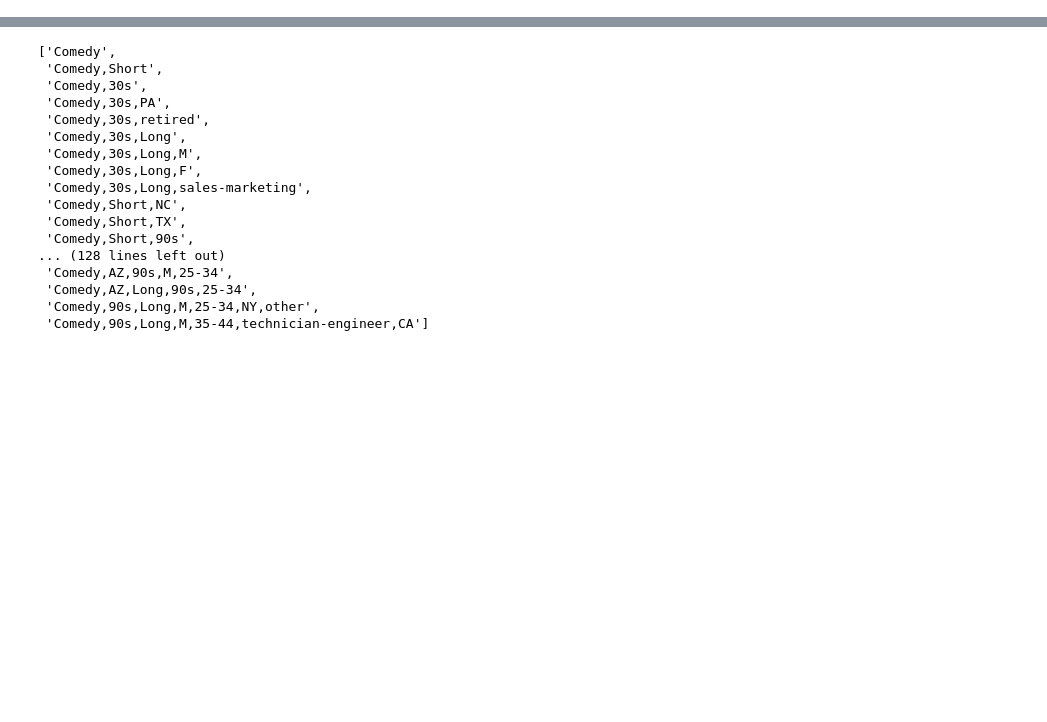
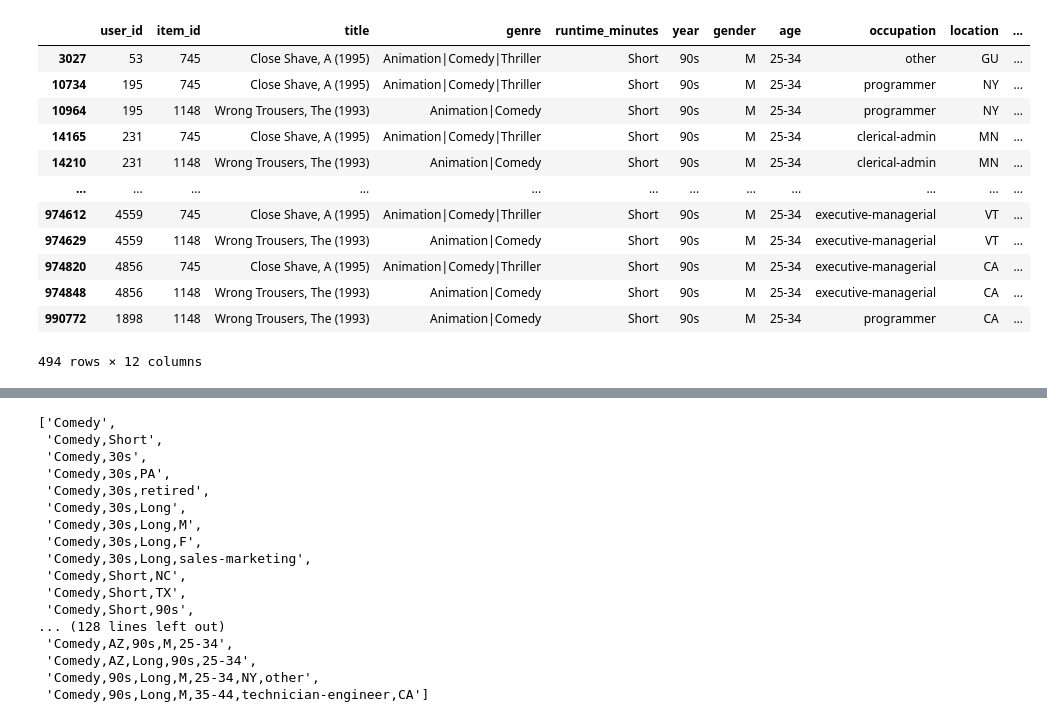
Before and after one commit to Vicente-Nejar-de-Almeida/hypothesis-driven-exploration, a Jupyter notebook: notebooks/visualization.ipynb, the cells around one changed output, grey strips where cells are left out. Saved outputs shown, nothing was run; the diff lists cells and outputs as text; code cells hidden in the pictures; blank space fills up the shorter version.

```diff
--- a/notebooks/visualization.ipynb
+++ b/notebooks/visualization.ipynb
@@ -82,0 +144,2 @@ fig.show()
+# %%
+movie_dataframe = pd.read_csv('../datasets/MovieLens/MovieLens.csv')
@@ -82,0 +204,16 @@ fig.show()
+# %%
+movie_dataframe[movie_dataframe.genre.str.contains('Comedy') & (movie_dataframe.year == '90s') & (movie_dataframe.runtime_minutes == 'Short') & (movie_dataframe.gender == 'M') & (movie_dataframe.age == '25-34')]
+# %% [output]
+|  | user_id | item_id | title | genre | runtime_minutes | year | gender | age | occupation | location | ... |
+| 3027 | 53 | 745 | Close Shave, A (1995) | Animation|Comedy|Thriller | Short | 90s | M | 25-34 | other | GU | ... |
+| 10734 | 195 | 745 | Close Shave, A (1995) | Animation|Comedy|Thriller | Short | 90s | M | 25-34 | programmer | NY | ... |
+| 10964 | 195 | 1148 | Wrong Trousers, The (1993) | Animation|Comedy | Short | 90s | M | 25-34 | programmer | NY | ... |
+| 14165 | 231 | 745 | Close Shave, A (1995) | Animation|Comedy|Thriller | Short | 90s | M | 25-34 | clerical-admin | MN | ... |
+| 14210 | 231 | 1148 | Wrong Trousers, The (1993) | Animation|Comedy | Short | 90s | M | 25-34 | clerical-admin | MN | ... |
+| ... | ... | ... | ... | ... | ... | ... | ... | ... | ... | ... | ... |
+| 974612 | 4559 | 745 | Close Shave, A (1995) | Animation|Comedy|Thriller | Short | 90s | M | 25-34 | executive-managerial | VT | ... |
+| 974629 | 4559 | 1148 | Wrong Trousers, The (1993) | Animation|Comedy | Short | 90s | M | 25-34 | executive-managerial | VT | ... |
+| 974820 | 4856 | 745 | Close Shave, A (1995) | Animation|Comedy|Thriller | Short | 90s | M | 25-34 | executive-managerial | CA | ... |
+| 974848 | 4856 | 1148 | Wrong Trousers, The (1993) | Animation|Comedy | Short | 90s | M | 25-34 | executive-managerial | CA | ... |
+| 990772 | 1898 | 1148 | Wrong Trousers, The (1993) | Animation|Comedy | Short | 90s | M | 25-34 | programmer | CA | ... |
+494 rows × 12 columns
```
Also changed, not shown: parts of 15 cells of this notebook, 11 other files.
